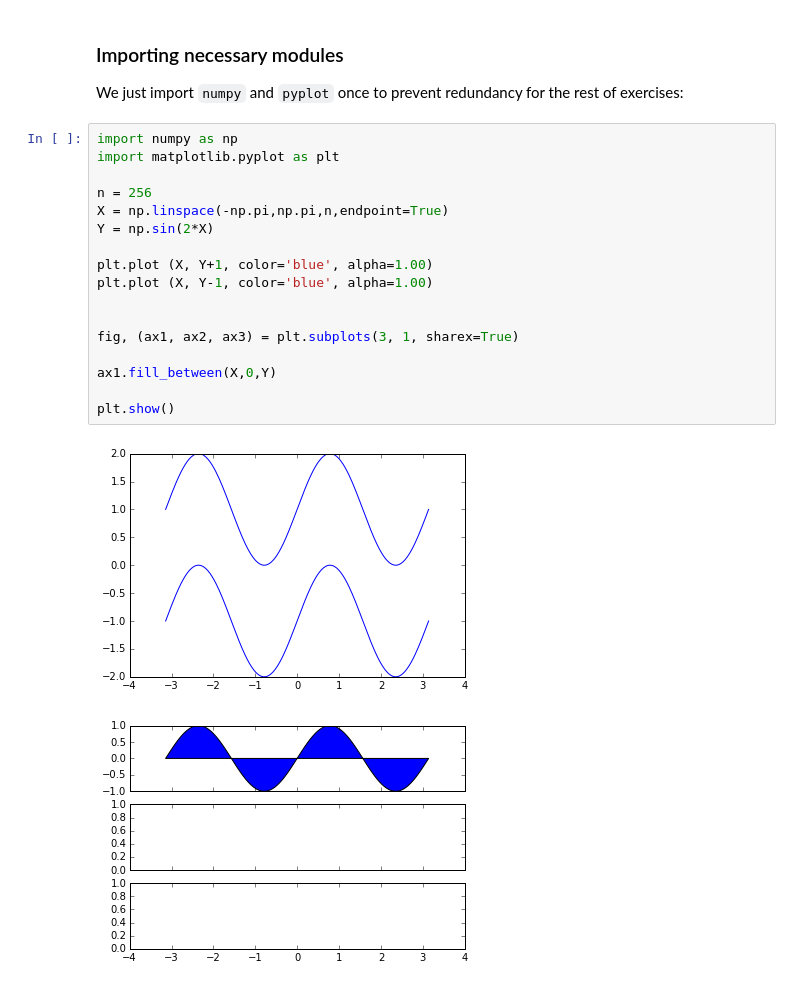
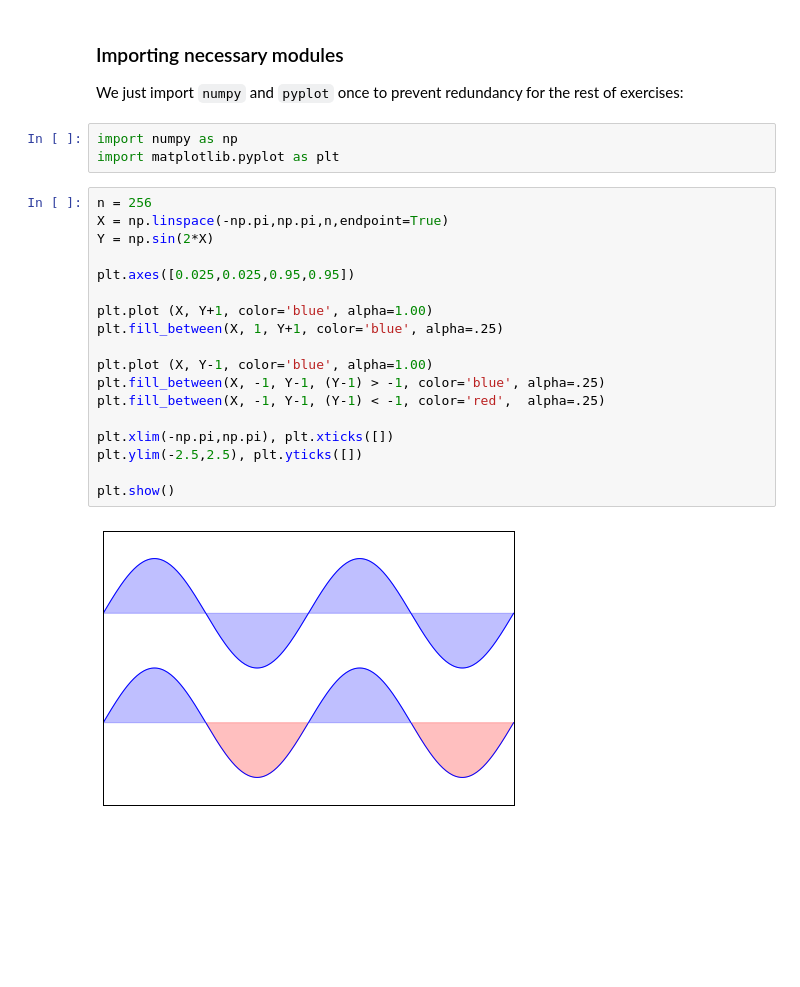
Before and after one commit to Mitchell-Childerhose/CSCI-2000U-100553756, a Jupyter notebook: matplotlib/matplotlib_exercises.ipynb, the cells around one changed output. Drawn from its saved outputs; the diff is of its cells as text; blank space fills up the shorter version.

```diff
--- a/matplotlib/matplotlib_exercises.ipynb
+++ b/matplotlib/matplotlib_exercises.ipynb
@@ -9,26 +9,29 @@ First we need to make matplotlib inline in order to embed plots into the web pag
 # %% [markdown]
 ### Importing necessary modules
 We just import `numpy` and `pyplot` once to prevent redundancy for the rest of exercises:
+# %%
+import numpy as np
+import matplotlib.pyplot as plt
 # %%
-import numpy as np
-import matplotlib.pyplot as plt
-
 n = 256
 X = np.linspace(-np.pi,np.pi,n,endpoint=True)
 Y = np.sin(2*X)
 
+plt.axes([0.025,0.025,0.95,0.95])
+
 plt.plot (X, Y+1, color='blue', alpha=1.00)
+plt.fill_between(X, 1, Y+1, color='blue', alpha=.25)
+
 plt.plot (X, Y-1, color='blue', alpha=1.00)
+plt.fill_between(X, -1, Y-1, (Y-1) > -1, color='blue', alpha=.25)
+plt.fill_between(X, -1, Y-1, (Y-1) < -1, color='red',  alpha=.25)
 
-
-fig, (ax1, ax2, ax3) = plt.subplots(3, 1, sharex=True)
-
-ax1.fill_between(X,0,Y)
+plt.xlim(-np.pi,np.pi), plt.xticks([])
+plt.ylim(-2.5,2.5), plt.yticks([])
 
 plt.show()
 # %% [output]
-[figure, old version]
+[figure, new version]
-[figure, removed]
 # %% [markdown]
 ## Regular Plot
 <img style="float: right;" src="images/plot_ex.png" />
```
Also changed, not shown: parts of 16 cells of this notebook.
